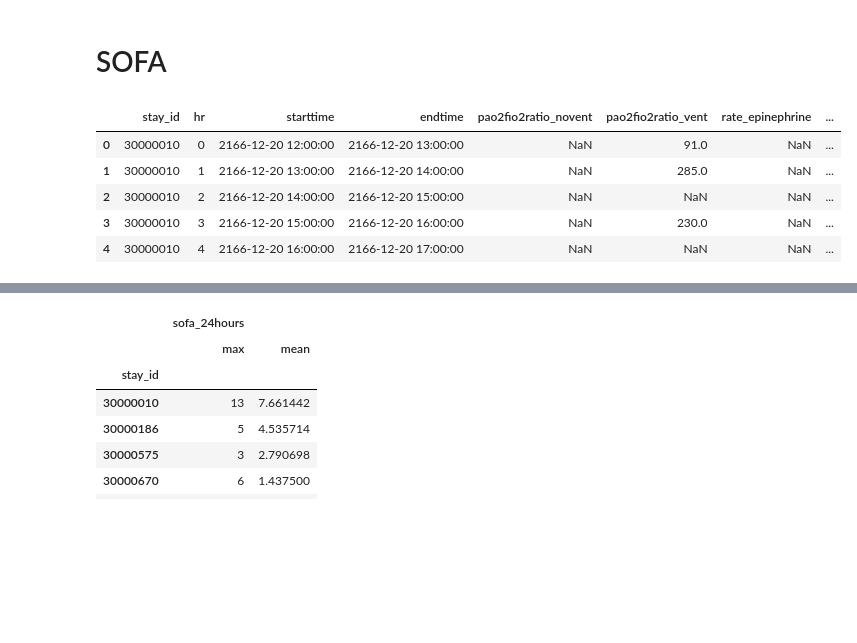
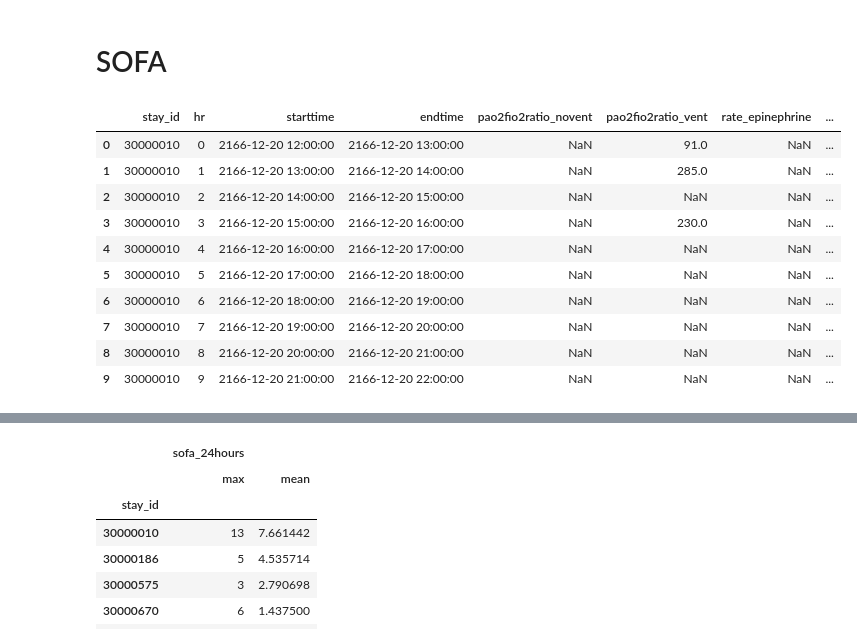
Before and after one commit to chunhunghow/nus-datathon, a Jupyter notebook: nus-nuhs-datathon 2020 v2.ipynb, the cells around one changed output, grey strips where cells are left out. Cells and saved outputs as stored; diff of their text form; code cells hidden in the pictures; blank space fills up the shorter version.

```diff
--- a/nus-nuhs-datathon 2020 v2.ipynb
+++ b/nus-nuhs-datathon 2020 v2.ipynb
@@ -837,13 +837,18 @@ elif mode == 'load':
     with open('sofa_score.pkl', 'rb') as f:
         sofa = pkl.load(f)
 # %%
-sofa.head()
+sofa.head(10)
 # %% [output]
 |  | stay_id | hr | starttime | endtime | pao2fio2ratio_novent | pao2fio2ratio_vent | rate_epinephrine | ... |
 | 0 | 30000010 | 0 | 2166-12-20 12:00:00 | 2166-12-20 13:00:00 | NaN | 91.0 | NaN | ... |
 | 1 | 30000010 | 1 | 2166-12-20 13:00:00 | 2166-12-20 14:00:00 | NaN | 285.0 | NaN | ... |
 | 2 | 30000010 | 2 | 2166-12-20 14:00:00 | 2166-12-20 15:00:00 | NaN | NaN | NaN | ... |
 | 3 | 30000010 | 3 | 2166-12-20 15:00:00 | 2166-12-20 16:00:00 | NaN | 230.0 | NaN | ... |
 | 4 | 30000010 | 4 | 2166-12-20 16:00:00 | 2166-12-20 17:00:00 | NaN | NaN | NaN | ... |
+| 5 | 30000010 | 5 | 2166-12-20 17:00:00 | 2166-12-20 18:00:00 | NaN | NaN | NaN | ... |
+| 6 | 30000010 | 6 | 2166-12-20 18:00:00 | 2166-12-20 19:00:00 | NaN | NaN | NaN | ... |
+| 7 | 30000010 | 7 | 2166-12-20 19:00:00 | 2166-12-20 20:00:00 | NaN | NaN | NaN | ... |
+| 8 | 30000010 | 8 | 2166-12-20 20:00:00 | 2166-12-20 21:00:00 | NaN | NaN | NaN | ... |
+| 9 | 30000010 | 9 | 2166-12-20 21:00:00 | 2166-12-20 22:00:00 | NaN | NaN | NaN | ... |
 # %%
 sofa['date'] = sofa.starttime.dt.date
```
Also changed, not shown: parts of 11 cells of this notebook.
